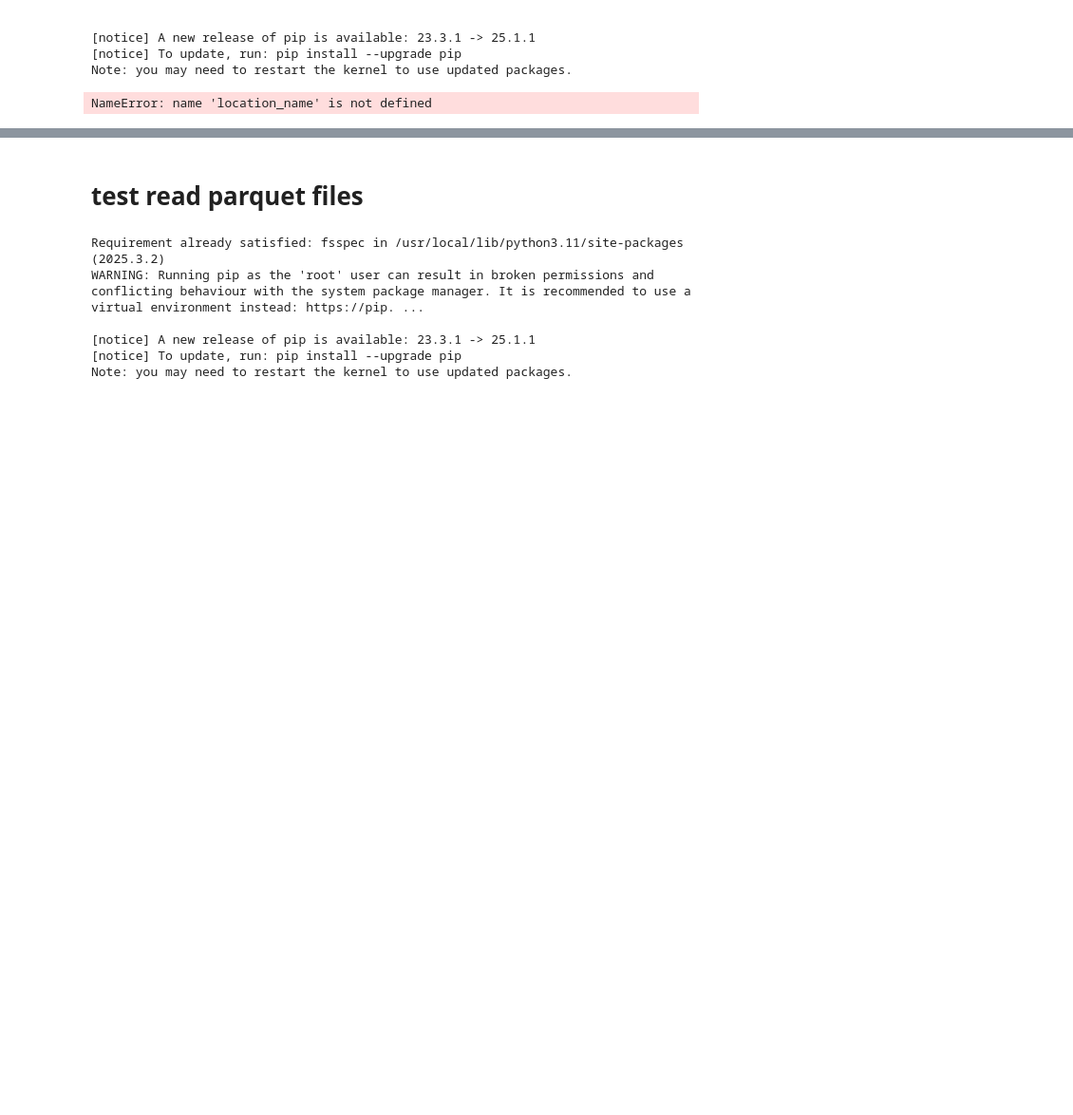
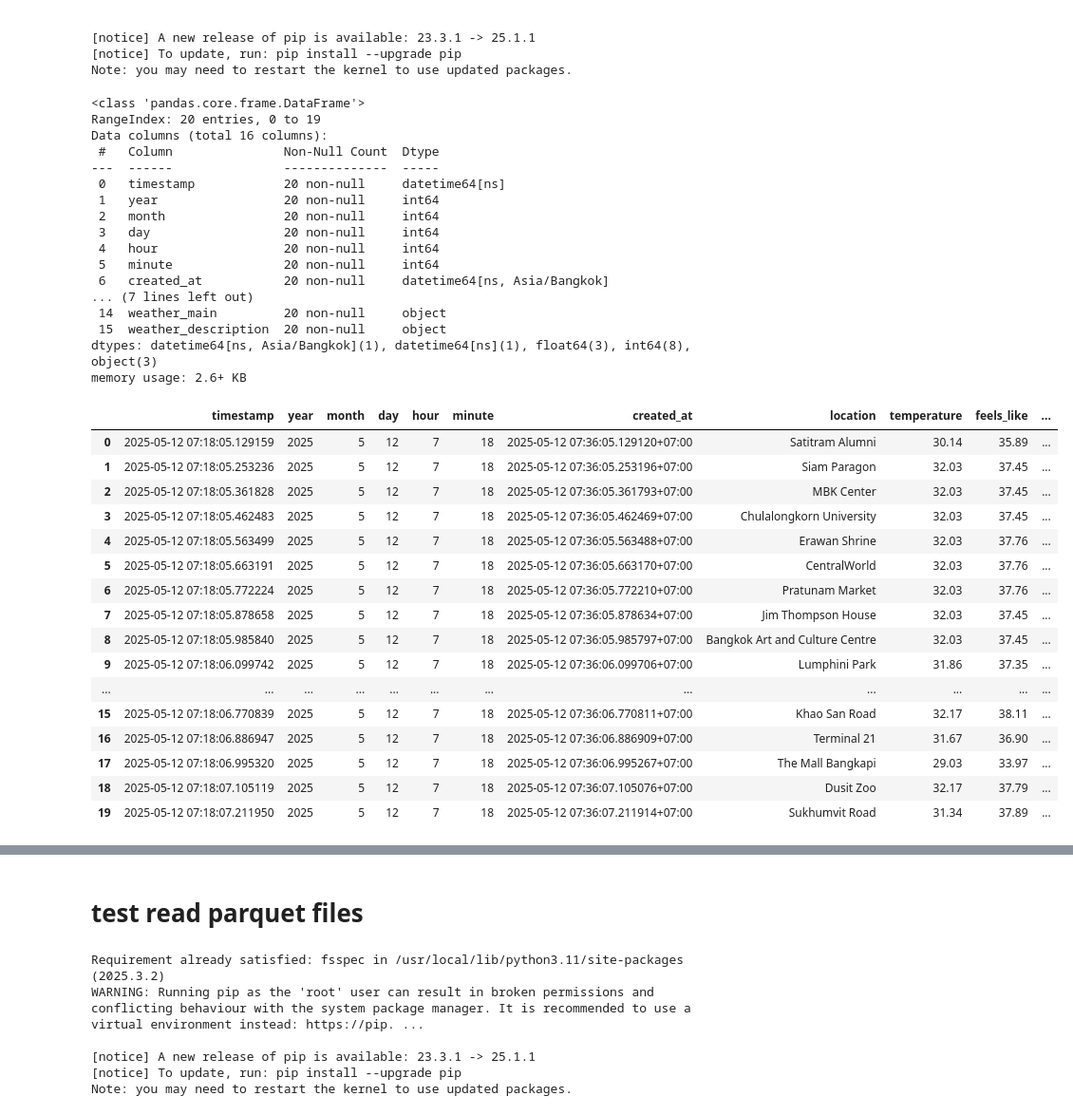
Before and after one commit to Waranit-tec/dsi321_2025, a Jupyter notebook: tutorial07/work/tutorial06.ipynb, the cells around one changed output, grey strips where cells are left out. Shown at 95% size. Saved outputs shown, nothing was run; the diff lists cells and outputs as text; code cells hidden in the pictures; blank space fills up the shorter version.

```diff
--- a/tutorial07/work/tutorial06.ipynb
+++ b/tutorial07/work/tutorial06.ipynb
@@ -136,6 +136,7 @@ def get_weather_data(province="Satitram Alumni"):
 
 
         timestamp = datetime.now()
+        location_name = province
 
         # Create dictionary with required fields
         weather_dict = {
@@ -172,7 +173,40 @@ def get_weather_data(province="Satitram Alumni"):
 # %%
 df=pd.DataFrame([get_weather_data(p) for p in list(provinces.keys())])
 df.info()
-df.head()
+df
 # %% [output]
-NameError: name 'location_name' is not defined
+<class 'pandas.core.frame.DataFrame'>
+RangeIndex: 20 entries, 0 to 19
+Data columns (total 16 columns):
+ #   Column               Non-Null Count  Dtype
+---  ------               --------------  -----
+ 0   timestamp            20 non-null     datetime64[ns]
+ 1   year                 20 non-null     int64
+ 2   month                20 non-null     int64
+ 3   day                  20 non-null     int64
+ 4   hour                 20 non-null     int64
+ 5   minute               20 non-null     int64
+ 6   created_at           20 non-null     datetime64[ns, Asia/Bangkok]
+... (7 lines left out)
+ 14  weather_main         20 non-null     object
+ 15  weather_description  20 non-null     object
+dtypes: datetime64[ns, Asia/Bangkok](1), datetime64[ns](1), float64(3), int64(8), object(3)
+memory usage: 2.6+ KB
+|  | timestamp | year | month | day | hour | minute | created_at | location | temperature | feels_like | ... |
+| 0 | 2025-05-12 07:18:05.129159 | 2025 | 5 | 12 | 7 | 18 | 2025-05-12 07:36:05.129120+07:00 | Satitram Alumni | 30.14 | 35.89 | ... |
+| 1 | 2025-05-12 07:18:05.253236 | 2025 | 5 | 12 | 7 | 18 | 2025-05-12 07:36:05.253196+07:00 | Siam Paragon | 32.03 | 37.45 | ... |
+| 2 | 2025-05-12 07:18:05.361828 | 2025 | 5 | 12 | 7 | 18 | 2025-05-12 07:36:05.361793+07:00 | MBK Center | 32.03 | 37.45 | ... |
+| 3 | 2025-05-12 07:18:05.462483 | 2025 | 5 | 12 | 7 | 18 | 2025-05-12 07:36:05.462469+07:00 | Chulalongkorn University | 32.03 | 37.45 | ... |
+| 4 | 2025-05-12 07:18:05.563499 | 2025 | 5 | 12 | 7 | 18 | 2025-05-12 07:36:05.563488+07:00 | Erawan Shrine | 32.03 | 37.76 | ... |
+| 5 | 2025-05-12 07:18:05.663191 | 2025 | 5 | 12 | 7 | 18 | 2025-05-12 07:36:05.663170+07:00 | CentralWorld | 32.03 | 37.76 | ... |
+| 6 | 2025-05-12 07:18:05.772224 | 2025 | 5 | 12 | 7 | 18 | 2025-05-12 07:36:05.772210+07:00 | Pratunam Market | 32.03 | 37.76 | ... |
+| 7 | 2025-05-12 07:18:05.878658 | 2025 | 5 | 12 | 7 | 18 | 2025-05-12 07:36:05.878634+07:00 | Jim Thompson House | 32.03 | 37.45 | ... |
+| 8 | 2025-05-12 07:18:05.985840 | 2025 | 5 | 12 | 7 | 18 | 2025-05-12 07:36:05.985797+07:00 | Bangkok Art and Culture Centre | 32.03 | 37.45 | ... |
+| 9 | 2025-05-12 07:18:06.099742 | 2025 | 5 | 12 | 7 | 18 | 2025-05-12 07:36:06.099706+07:00 | Lumphini Park | 31.86 | 37.35 | ... |
+| ... | ... | ... | ... | ... | ... | ... | ... | ... | ... | ... | ... |
+| 15 | 2025-05-12 07:18:06.770839 | 2025 | 5 | 12 | 7 | 18 | 2025-05-12 07:36:06.770811+07:00 | Khao San Road | 32.17 | 38.11 | ... |
+| 16 | 2025-05-12 07:18:06.886947 | 2025 | 5 | 12 | 7 | 18 | 2025-05-12 07:36:06.886909+07:00 | Terminal 21 | 31.67 | 36.90 | ... |
+| 17 | 2025-05-12 07:18:06.995320 | 2025 | 5 | 12 | 7 | 18 | 2025-05-12 07:36:06.995267+07:00 | The Mall Bangkapi | 29.03 | 33.97 | ... |
+| 18 | 2025-05-12 07:18:07.105119 | 2025 | 5 | 12 | 7 | 18 | 2025-05-12 07:36:07.105076+07:00 | Dusit Zoo | 32.17 | 37.79 | ... |
+| 19 | 2025-05-12 07:18:07.211950 | 2025 | 5 | 12 | 7 | 18 | 2025-05-12 07:36:07.211914+07:00 | Sukhumvit Road | 31.34 | 37.89 | ... |
 # %%
```
Also changed, not shown: parts of 19 cells of this notebook.
